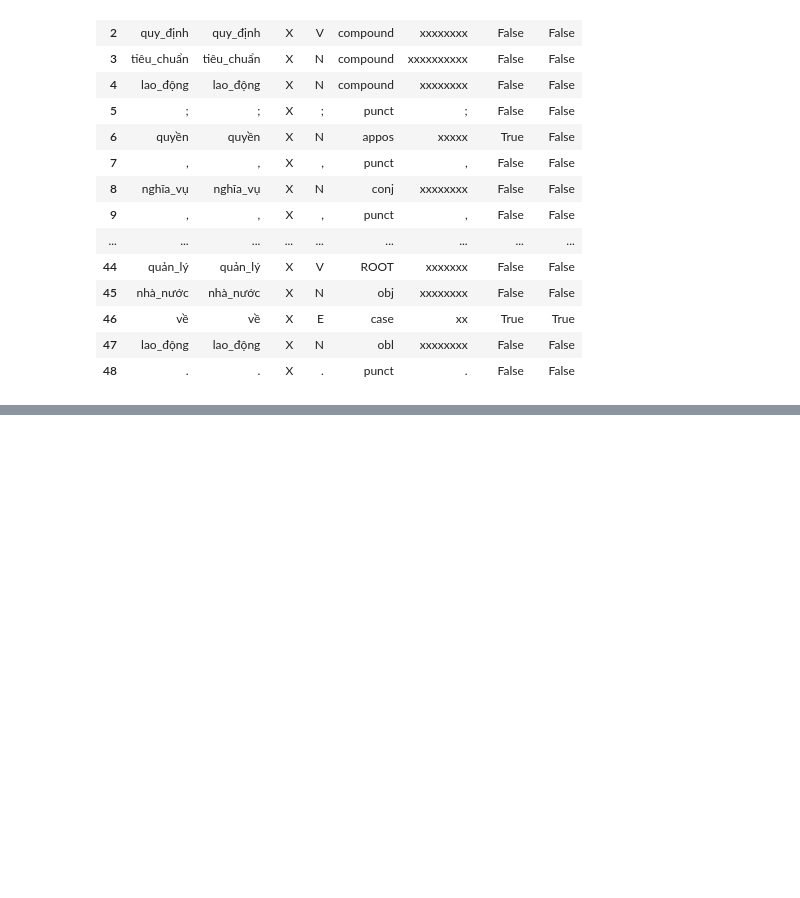
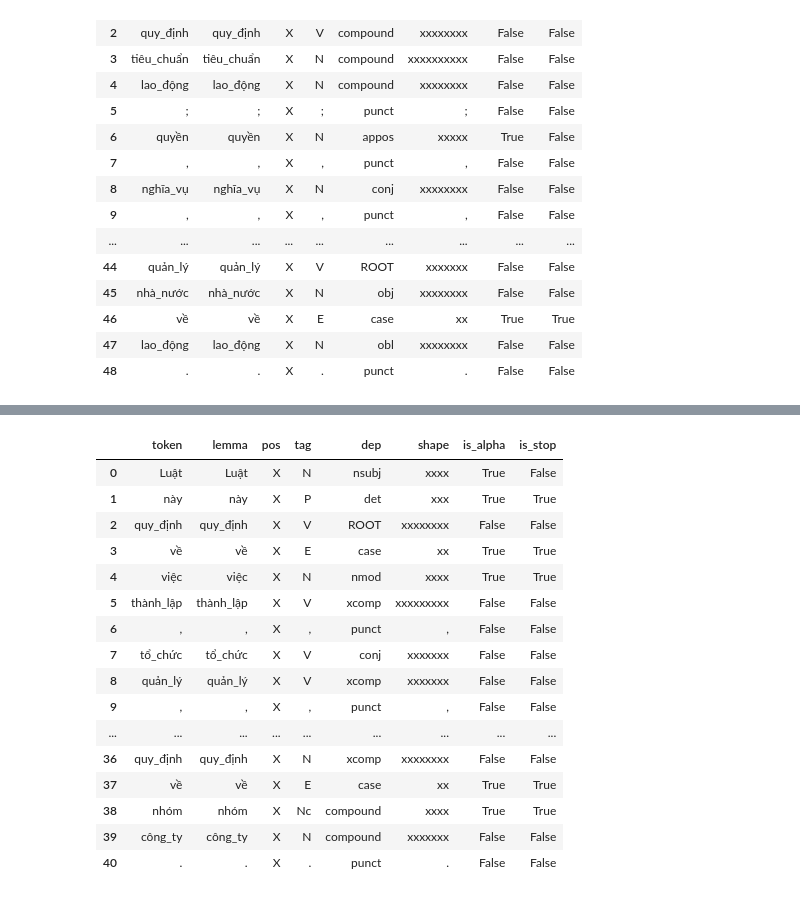
Before and after one commit to TranMyLinh-297/QA_Law_VN, a Jupyter notebook: Vietnamese_spacy.ipynb, the cells around one changed output, grey strips where cells are left out. Drawn from its saved outputs; the diff is of its cells as text; code cells hidden in the pictures; blank space fills up the shorter version.

```diff
--- a/Vietnamese_spacy.ipynb
+++ b/Vietnamese_spacy.ipynb
@@ -69,0 +82,3 @@ spacy.displacy.render(doc, style="dep", jupyter=True, options=options)
+# %%
+with open('/content/luatdoanhnghiep.txt', encoding='utf8') as f:
+    contents = f.readlines()
@@ -69,0 +127,38 @@ spacy.displacy.render(doc, style="dep", jupyter=True, options=options)
+# %%
+text = noidung[0]
+doc = nlp(text)
+tokens = []
+for token in doc:
+    tokens.append(
+        {
+         'token': token.text,
+         'lemma': token.lemma_,
+         'pos': token.pos_,
+         'tag': token.tag_,
+         'dep': token.dep_,
+         'shape': token.shape_,
+         'is_alpha': token.is_alpha,
+         'is_stop': token.is_stop
+        }
+    )
+
+df = pd.DataFrame(tokens)
+df
+# %% [output]
+|  | token | lemma | pos | tag | dep | shape | is_alpha | is_stop |
+| 0 | Luật | Luật | X | N | nsubj | xxxx | True | False |
+| 1 | này | này | X | P | det | xxx | True | True |
+| 2 | quy_định | quy_định | X | V | ROOT | xxxxxxxx | False | False |
+| 3 | về | về | X | E | case | xx | True | True |
+| 4 | việc | việc | X | N | nmod | xxxx | True | True |
+| 5 | thành_lập | thành_lập | X | V | xcomp | xxxxxxxxx | False | False |
+| 6 | , | , | X | , | punct | , | False | False |
+| 7 | tổ_chức | tổ_chức | X | V | conj | xxxxxxx | False | False |
+| 8 | quản_lý | quản_lý | X | V | xcomp | xxxxxxx | False | False |
+| 9 | , | , | X | , | punct | , | False | False |
+| ... | ... | ... | ... | ... | ... | ... | ... | ... |
+| 36 | quy_định | quy_định | X | N | xcomp | xxxxxxxx | False | False |
+| 37 | về | về | X | E | case | xx | True | True |
+| 38 | nhóm | nhóm | X | Nc | compound | xxxx | True | True |
+| 39 | công_ty | công_ty | X | N | compound | xxxxxxx | False | False |
+| 40 | . | . | X | . | punct | . | False | False |
```
Also changed, not shown: parts of 17 cells of this notebook.
